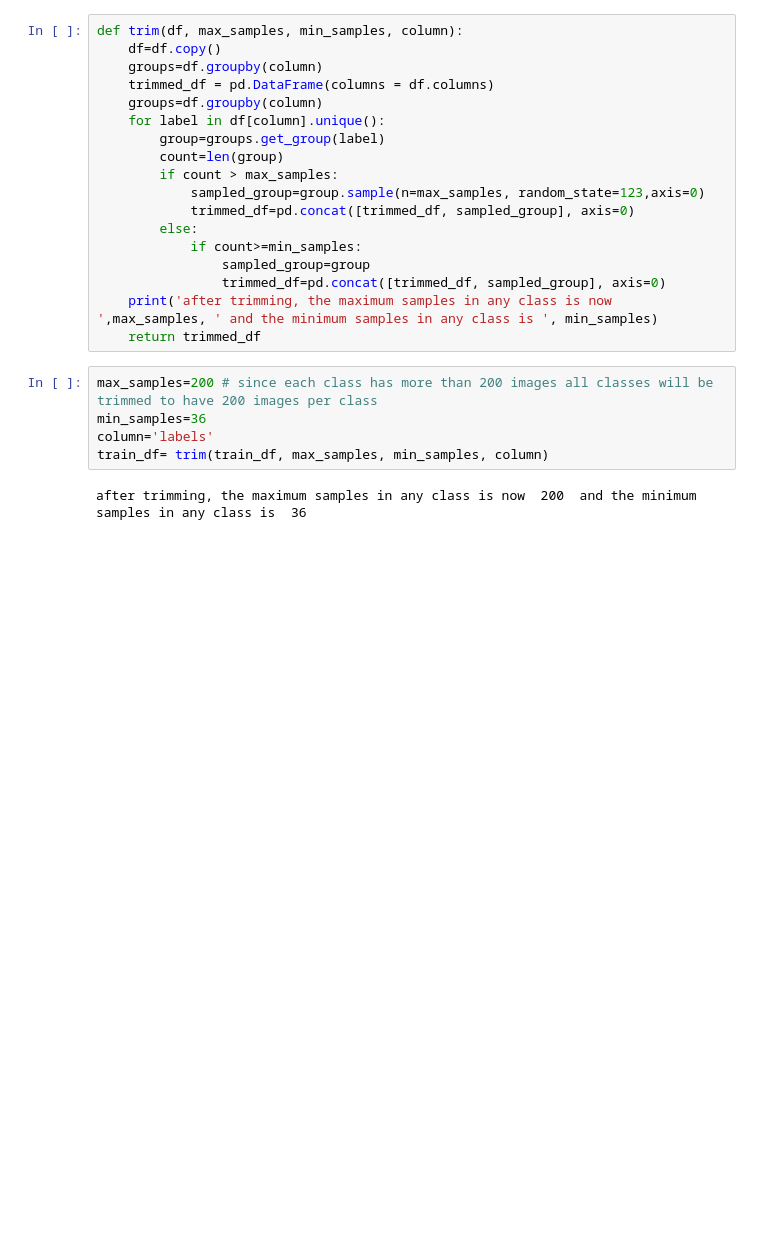
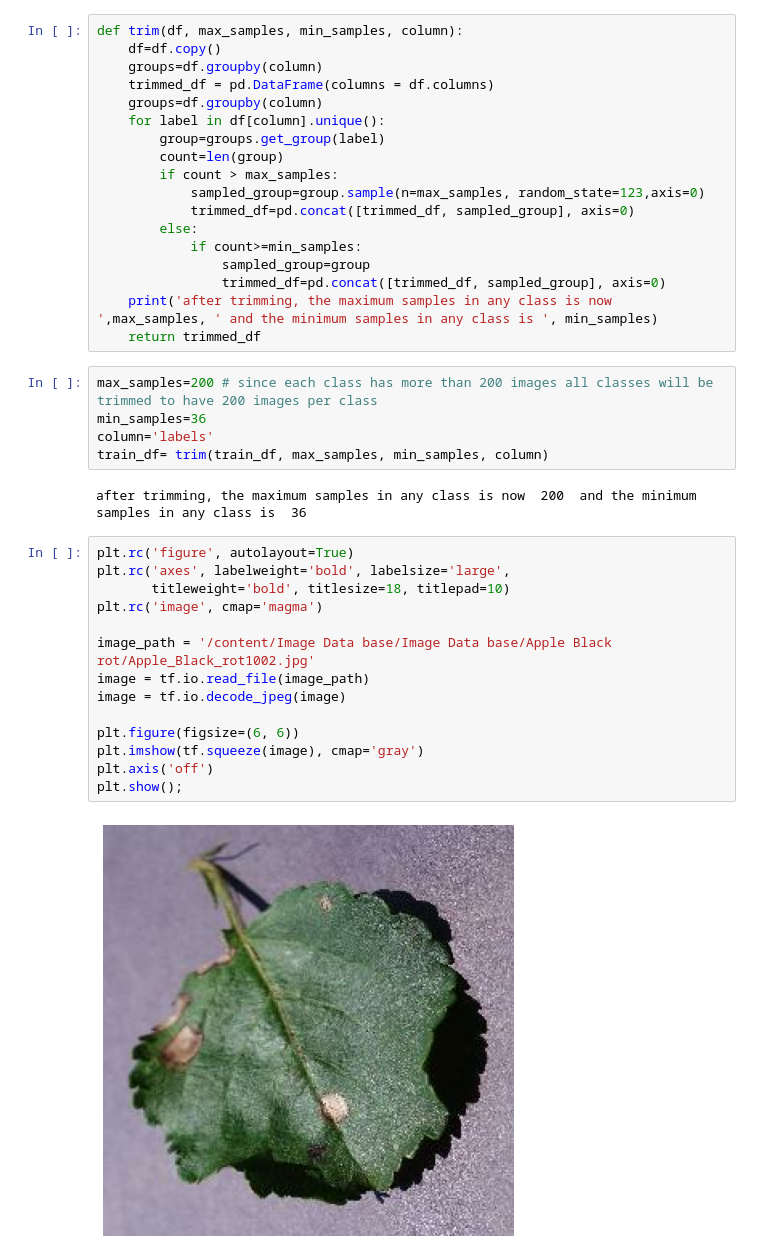
Before and after one commit to ayan-gorain/Krishicare, a Jupyter notebook: Krishicare.ipynb, the cells around one changed output. Drawn from its saved outputs; the diff is of its cells as text; blank space fills up the shorter version.

```diff
--- a/Krishicare.ipynb
+++ b/Krishicare.ipynb
@@ -167,3 +149,19 @@ column='labels'
 train_df= trim(train_df, max_samples, min_samples, column)
 # %% [output]
 after trimming, the maximum samples in any class is now  200  and the minimum samples in any class is  36
+# %%
+plt.rc('figure', autolayout=True)
+plt.rc('axes', labelweight='bold', labelsize='large',
+       titleweight='bold', titlesize=18, titlepad=10)
+plt.rc('image', cmap='magma')
+
+image_path = '/content/Image Data base/Image Data base/Apple Black rot/Apple_Black_rot1002.jpg'
+image = tf.io.read_file(image_path)
+image = tf.io.decode_jpeg(image)
+
+plt.figure(figsize=(6, 6))
+plt.imshow(tf.squeeze(image), cmap='gray')
+plt.axis('off')
+plt.show();
+# %% [output]
+[figure, added]
```
Also changed, not shown: parts of 6 cells of this notebook.
